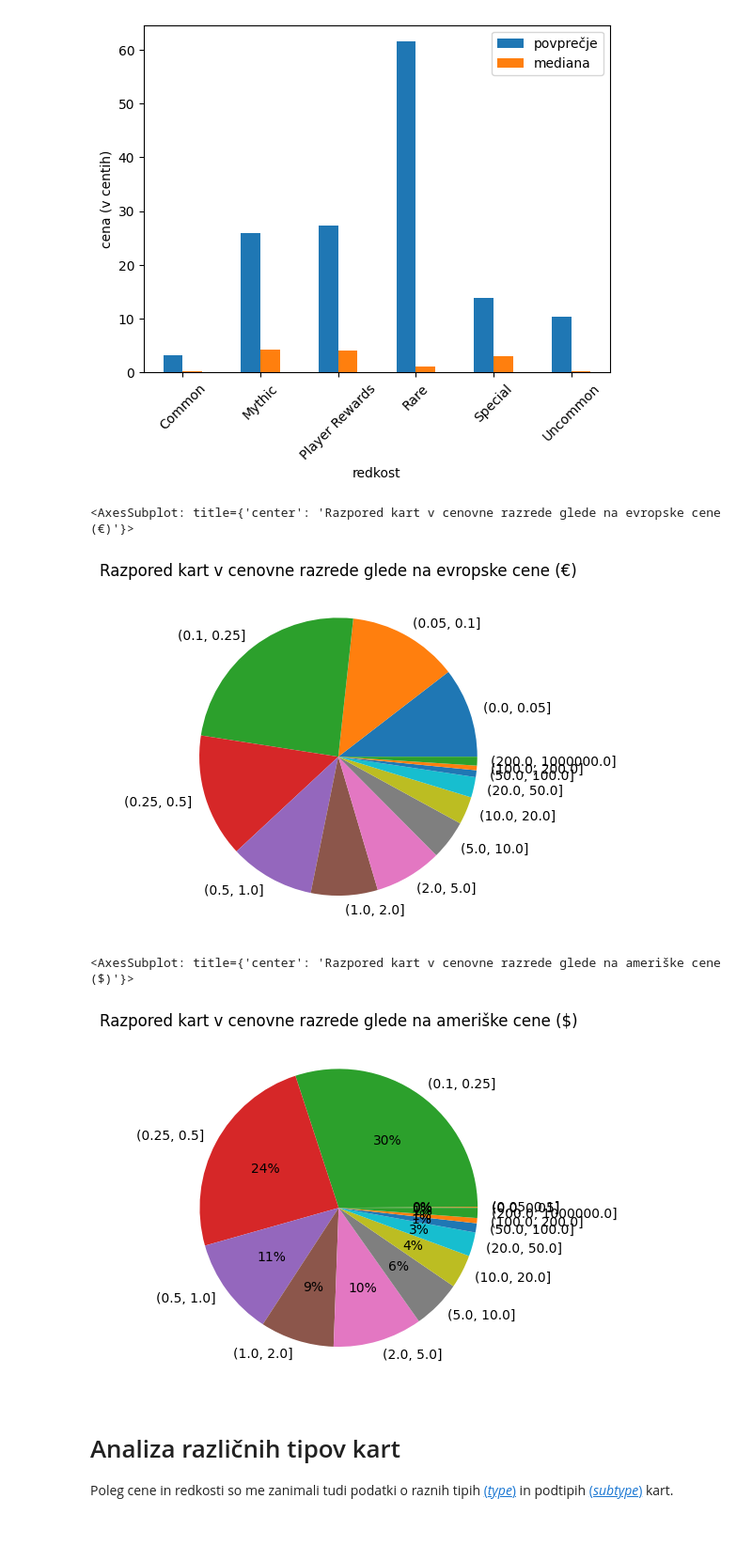
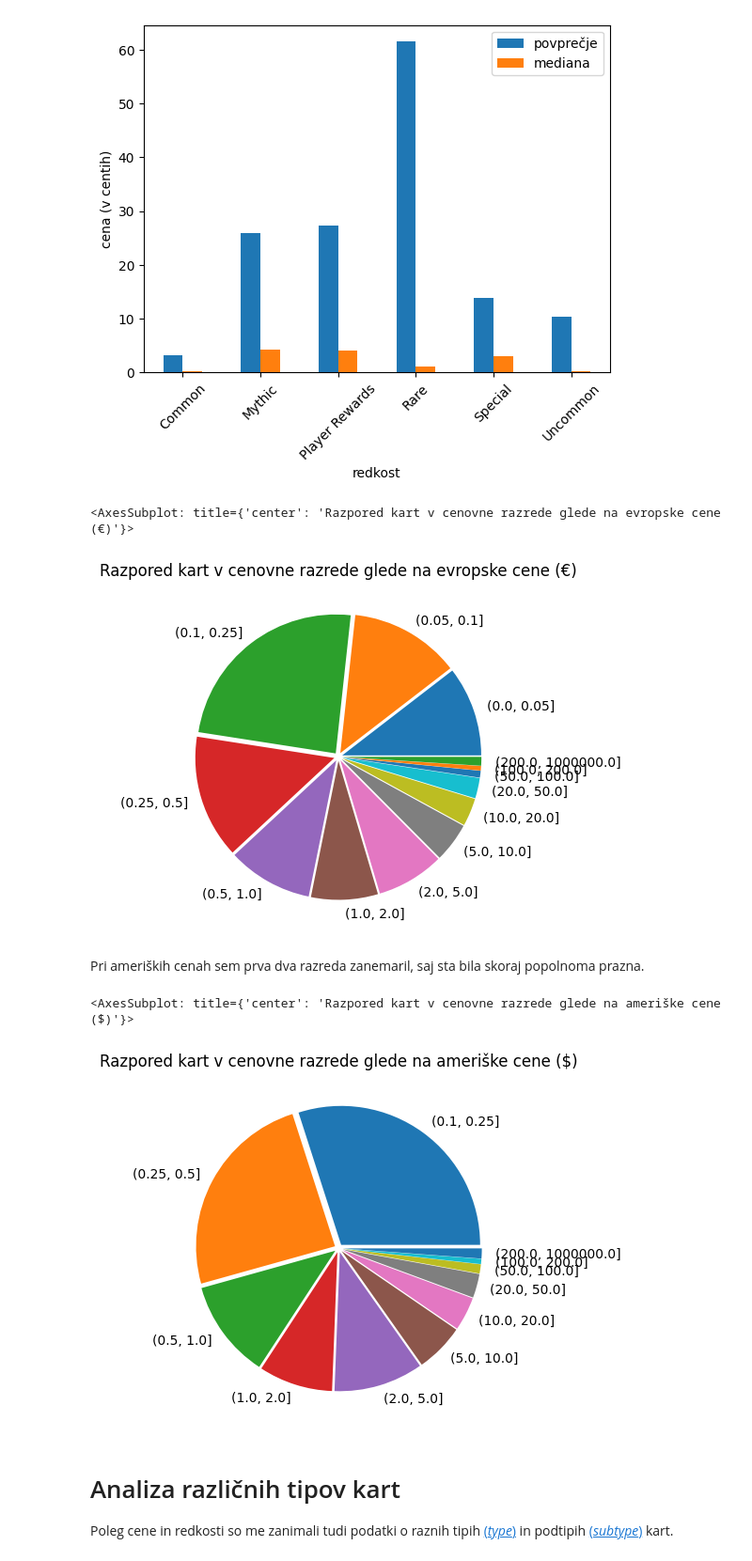
Before and after one commit to MightyOwler/Analiza-podatkov, a Jupyter notebook: AnalizaPodatkov.ipynb, the cells around one changed output. Shown at 94% size. Drawn from its saved outputs; the diff is of its cells as text; code cells hidden in the pictures; blank space fills up the shorter version.

```diff
--- a/AnalizaPodatkov.ipynb
+++ b/AnalizaPodatkov.ipynb
@@ -32,22 +39,25 @@ Text(0, 0.5, 'cena (v centih)')
 [figure]
 # %%
 cenovni_razredi_kart = np.array([0, 0.05, 0.10, 0.25, 0.5, 1, 2, 5, 10, 20, 50, 100, 200, 1000000])
+explode = tuple([0.03 for _ in range(np.size(cenovni_razredi_kart) - 1)])
 podatki_po_ceni_eu = podatkovna_baza.groupby(pd.cut(podatkovna_baza["povprecje_eu"], cenovni_razredi_kart)).size()
 
 #pd.merge(podatki_po_ceni_eu, podatki_po_ceni_us).plot(kind = "bar")
-podatki_po_ceni_eu.plot(kind = "pie", title='Razpored kart v cenovne razrede glede na evropske cene (€)')
+podatki_po_ceni_eu.plot(kind = "pie", explode = explode, title='Razpored kart v cenovne razrede glede na evropske cene (€)')
 
 
 # Tukaj je treba porihtati, da dobimo primerjavo ameriških cenovnih razredov z evropskimi
 # %% [output]
 <AxesSubplot: title={'center': 'Razpored kart v cenovne razrede glede na evropske cene (€)'}>
-[figure, old version]
+[figure, new version]
+# %% [markdown]
+Pri ameriških cenah sem prva dva razreda zanemaril, saj sta bila skoraj popolnoma prazna.
 # %%
-podatki_po_ceni_us = podatkovna_baza.groupby(pd.cut(podatkovna_baza["povprecna_cena"], cenovni_razredi_kart)).size()
-podatki_po_ceni_us.plot(kind = "pie", title='Razpored kart v cenovne razrede glede na ameriške cene ($)')
+podatki_po_ceni_us = podatkovna_baza.groupby(pd.cut(podatkovna_baza["povprecna_cena"], cenovni_razredi_kart[2:])).size()
+podatki_po_ceni_us.plot(kind = "pie", explode = explode[2:], title='Razpored kart v cenovne razrede glede na ameriške cene ($)')
 # %% [output]
 <AxesSubplot: title={'center': 'Razpored kart v cenovne razrede glede na ameriške cene ($)'}>
-[figure, old version]
+[figure, new version]
 # %% [markdown]
 # Analiza različnih tipov kart
 
```
Also changed, not shown: parts of 8 cells of this notebook, 4 other files.
